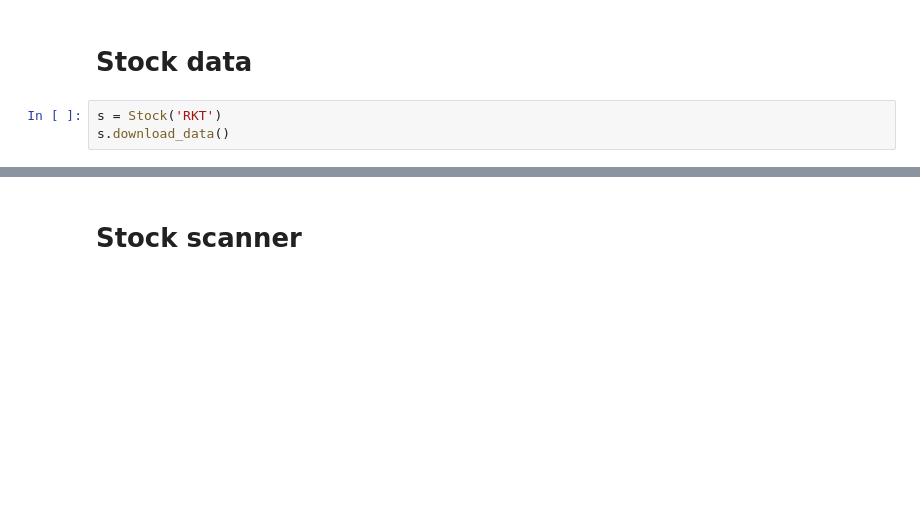
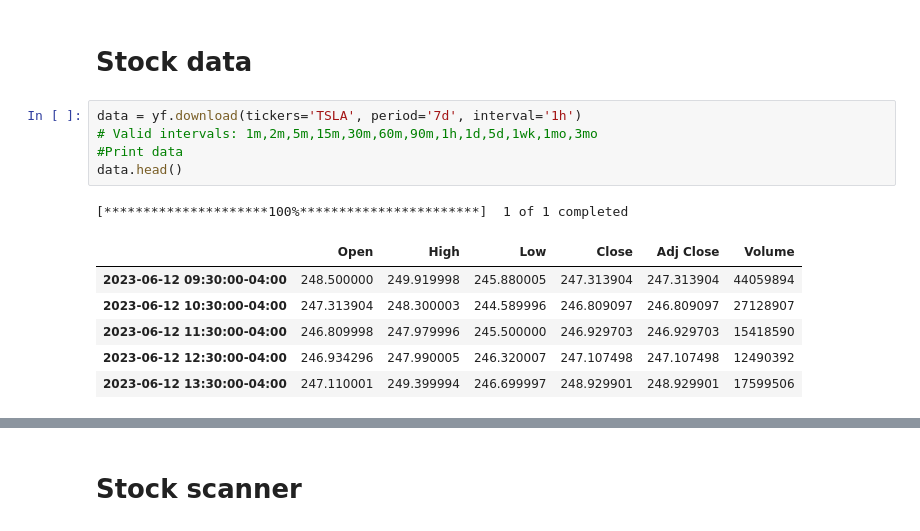
Before and after one commit to ikitcheng/pystock, a Jupyter notebook: stock_scanner.ipynb, the cells around one changed output, grey strips where cells are left out. Cells and saved outputs as stored; diff of their text form; blank space fills up the shorter version.

```diff
--- a/stock_scanner.ipynb
+++ b/stock_scanner.ipynb
@@ -7,5 +25,15 @@ import yahoo_fin.stock_info as si
 # %% [markdown]
 # Stock data
-# %%
-s = Stock('RKT')
-s.download_data()
+# %%
+data = yf.download(tickers='TSLA', period='7d', interval='1h')
+# Valid intervals: 1m,2m,5m,15m,30m,60m,90m,1h,1d,5d,1wk,1mo,3mo
+#Print data
+data.head()
+# %% [output]
+[*********************100%***********************]  1 of 1 completed
+|  | Open | High | Low | Close | Adj Close | Volume |
+| 2023-06-12 09:30:00-04:00 | 248.500000 | 249.919998 | 245.880005 | 247.313904 | 247.313904 | 44059894 |
+| 2023-06-12 10:30:00-04:00 | 247.313904 | 248.300003 | 244.589996 | 246.809097 | 246.809097 | 27128907 |
+| 2023-06-12 11:30:00-04:00 | 246.809998 | 247.979996 | 245.500000 | 246.929703 | 246.929703 | 15418590 |
+| 2023-06-12 12:30:00-04:00 | 246.934296 | 247.990005 | 246.320007 | 247.107498 | 247.107498 | 12490392 |
+| 2023-06-12 13:30:00-04:00 | 247.110001 | 249.399994 | 246.699997 | 248.929901 | 248.929901 | 17599506 |
```
Also changed, not shown: parts of 12 cells of this notebook.
